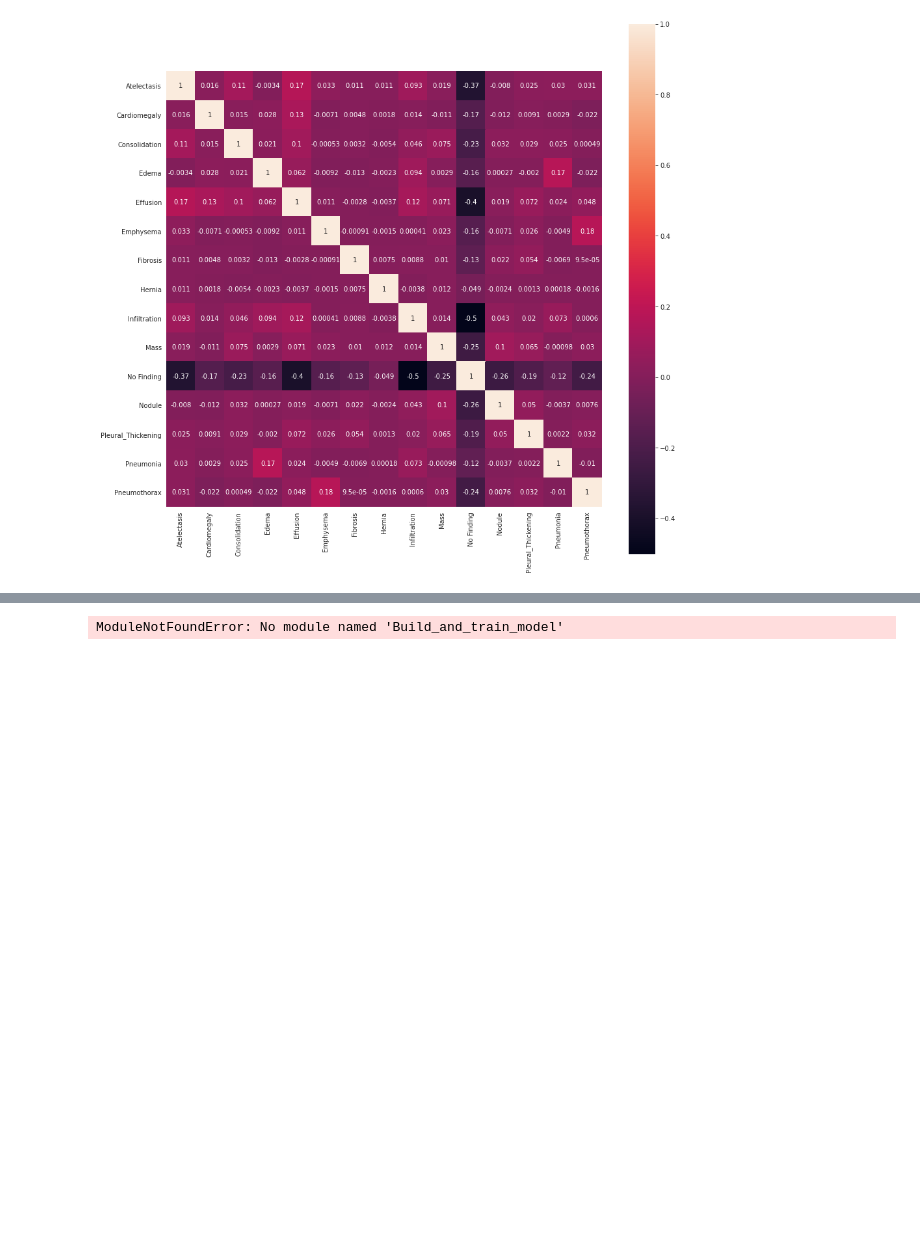
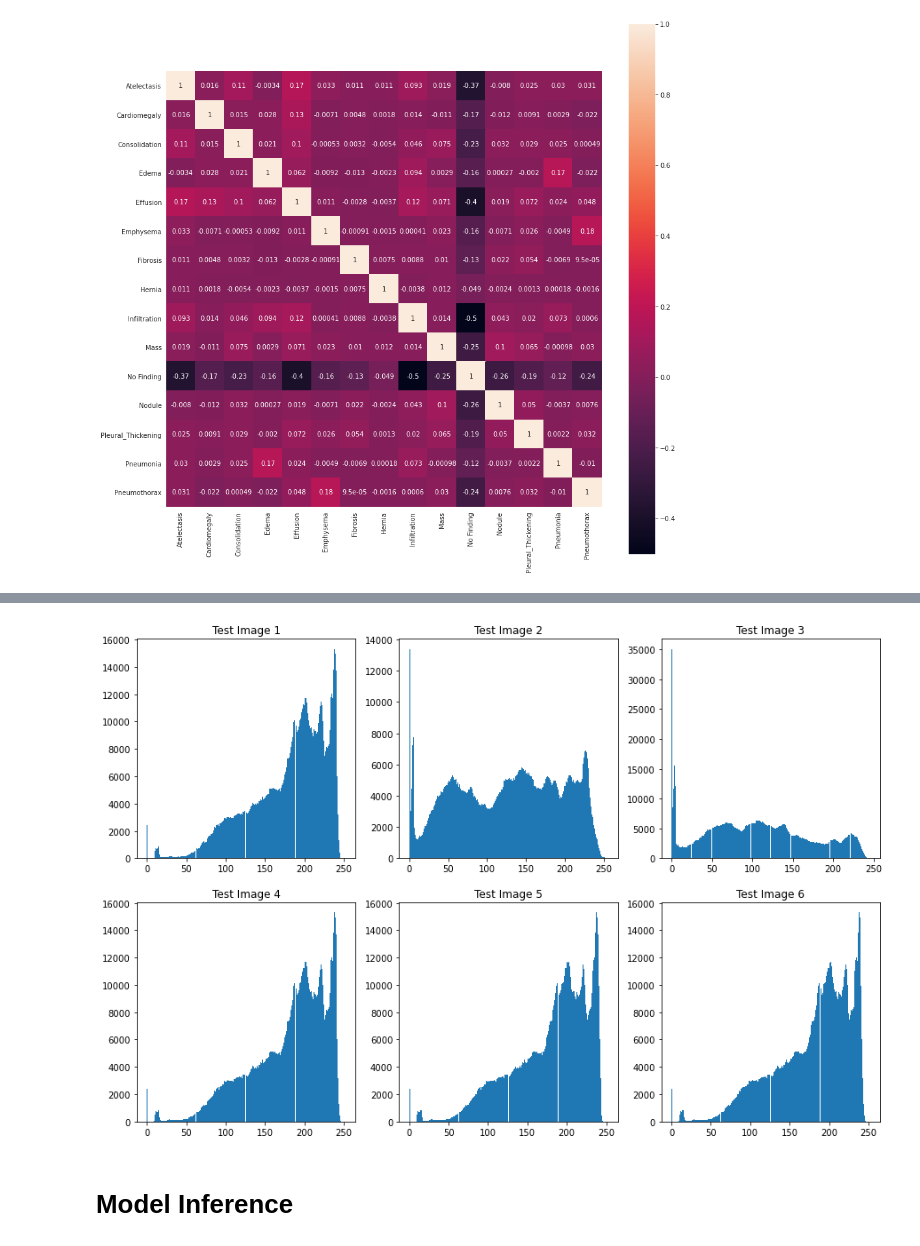
Before and after one commit to Danieldacruz7/Pneumonia-Detection-From-Chest-X-Rays, a Jupyter notebook: EDA.ipynb, the cells around one changed output, grey strips where cells are left out. Drawn from its saved outputs; the diff is of its cells as text; code cells hidden in the pictures; blank space fills up the shorter version.

```diff
--- a/EDA.ipynb
+++ b/EDA.ipynb
@@ -216,14 +260,48 @@ with sns.axes_style("white"):
+# %%
+import matplotlib.pyplot as plt
+import numpy as np
+
+# Initialise the subplot function using number of rows and columns
+figure, axis = plt.subplots(2, 3, figsize=(15, 10))
+
+# For Sine Function
+axis[0, 0].hist(dcm1.pixel_array.ravel(), bins = 256)
+axis[0, 0].set_title("Test Image 1")
+
+# For Cosine Function
+axis[0, 1].hist(dcm2.pixel_array.ravel(), bins = 256)
+axis[0, 1].set_title("Test Image 2")
+
+# For Tangent Function
+axis[0, 2].hist(dcm3.pixel_array.ravel(), bins = 256)
+axis[0, 2].set_title("Test Image 3")
+
+# For Tanh Function
+axis[1, 0].hist(dcm4.pixel_array.ravel(), bins = 256)
+axis[1, 0].set_title("Test Image 4")
+
+axis[1, 1].hist(dcm5.pixel_array.ravel(), bins = 256)
+axis[1, 1].set_title("Test Image 5")
+
+# For Tanh Function
+axis[1, 2].hist(dcm6.pixel_array.ravel(), bins = 256)
+axis[1, 2].set_title("Test Image 6")
+
+# Combine all the operations and display
+plt.show()
+# %% [output]
+[figure, added]
+# %% [markdown]
+# Model Inference
 # %%
-from Build_and_train_model import valX
-model_path = 'final_model.json' #path to saved model
-weight_path = 'xray_class_model.best.hdf5' #path to saved best weights
-
-with open(model_path, 'r') as json_file:
+def load_model(model_path, weight_path):
+    # todo
+    with open(model_path, 'r') as json_file:
         saved_model = json_file.read()
 
-model = tf.keras.models.model_from_json(saved_model)
-model.load_weights(weight_path)
+    model = tf.keras.models.model_from_json(saved_model)
+    model.summary()
 
-pred_Y = model.predict(valX, batch_size = 100, verbose = True)
+    model.load_weights(weight_path)
+
+    return model
-# %% [output]
-ModuleNotFoundError: No module named 'Build_and_train_model'
```
Also changed, not shown: parts of 11 cells of this notebook.
